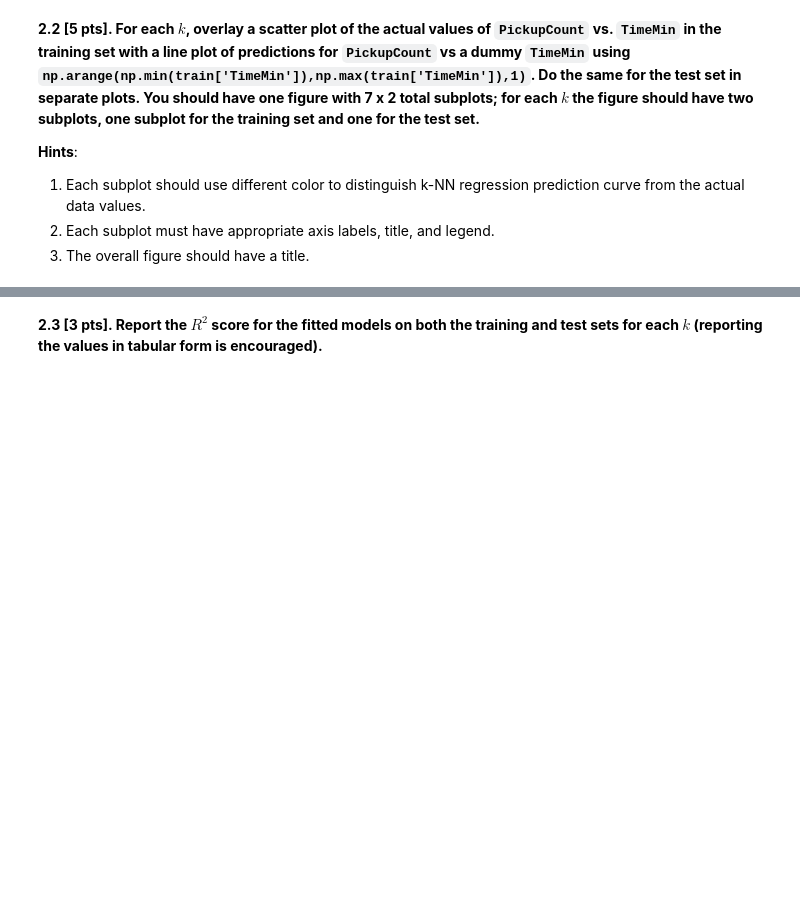
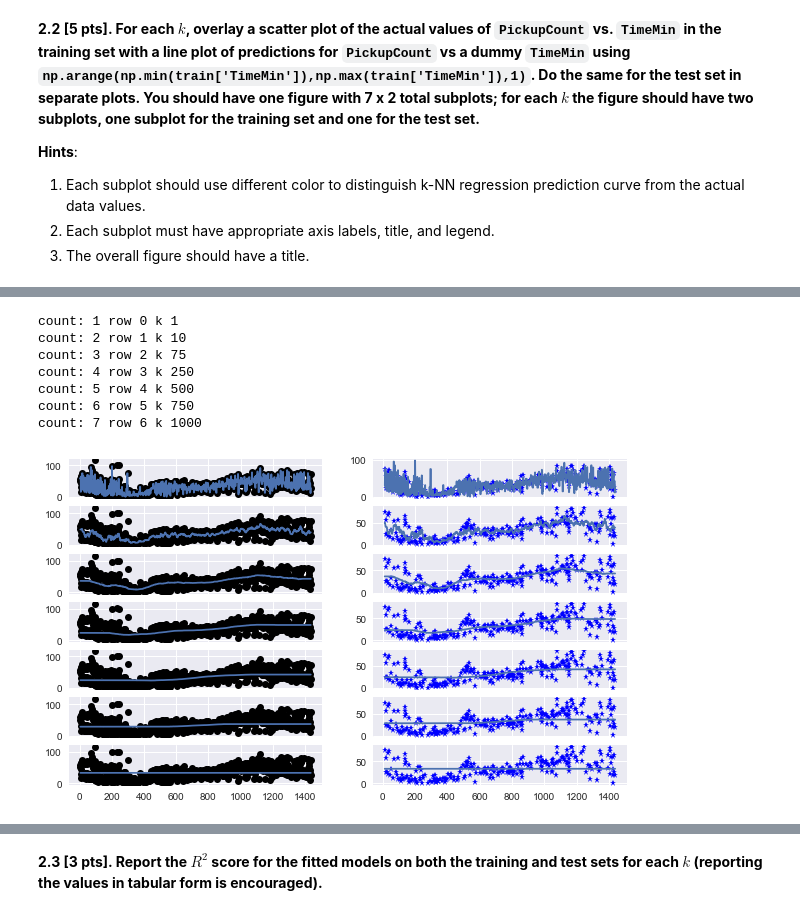
Before and after one commit to CreditPy/2021-s109a, a Jupyter notebook: cs_s109a_hw2/cs_s109a_hw2.ipynb, the cells around one changed output, grey strips where cells are left out. Saved outputs shown, nothing was run; the diff lists cells and outputs as text; code cells hidden in the pictures; blank space fills up the shorter version.

```diff
--- a/cs_s109a_hw2/cs_s109a_hw2.ipynb
+++ b/cs_s109a_hw2/cs_s109a_hw2.ipynb
@@ -201,0 +276,36 @@ In lecture we've seen $k$-Nearest Neighbors ($k$-NN) Regression, a non-parametri
+# %%
+plt.style.use('seaborn')
+fig, ax = plt.subplots(7,2, figsize=(10,6))
+
+# scatter plots can be created with iether the scatter or plot functions (with an additional argument)
+# ax.plot(X_train, y_train, 'o', label="train data", c='black')
+# ax.plot(X_test, y_test, '*', label="test data", c="blue")
+
+dummy_train = np.arange(np.min(X_train),np.max(X_train),1).reshape(-1,1)
+dummy_test = np.arange(np.min(X_test),np.max(X_test),1).reshape(-1,1)
+
+count = 0
+# let's unpack the dictionary to its elements (items) which is the k and Regressor
+for k, model in knndict.items():
+    train_predictions = model.predict(dummy_train)
+    test_predictions = model.predict(dummy_test)
+    row = count
+    ax[row][0].plot(X_train, y_train, 'o', label="train data", c='black')
+    ax[row][0].plot(dummy_train, train_predictions, label="{}-NN".format(k))
+
+    ax[row][1].plot(X_test, y_test, '*', label="test data", c="blue")
+    ax[row][1].plot(dummy_test, test_predictions, label="{}-NN".format(k))
+    count = count + 1
+    print("count:", count, "row", row, "k", k)
+
+
+# plt.legend();
+# %% [output]
+count: 1 row 0 k 1
+count: 2 row 1 k 10
+count: 3 row 2 k 75
+count: 4 row 3 k 250
+count: 5 row 4 k 500
+count: 6 row 5 k 750
+count: 7 row 6 k 1000
+[figure, added]
```
Also changed, not shown: parts of 11 cells of this notebook.
